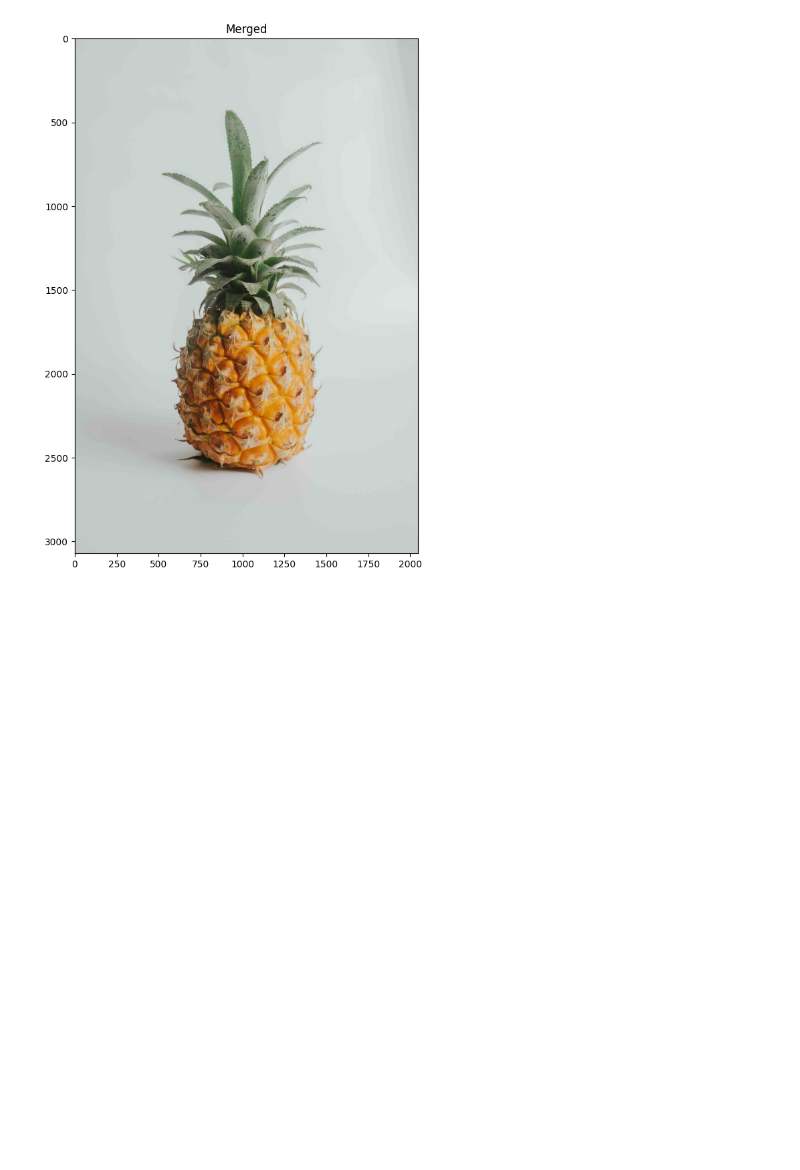
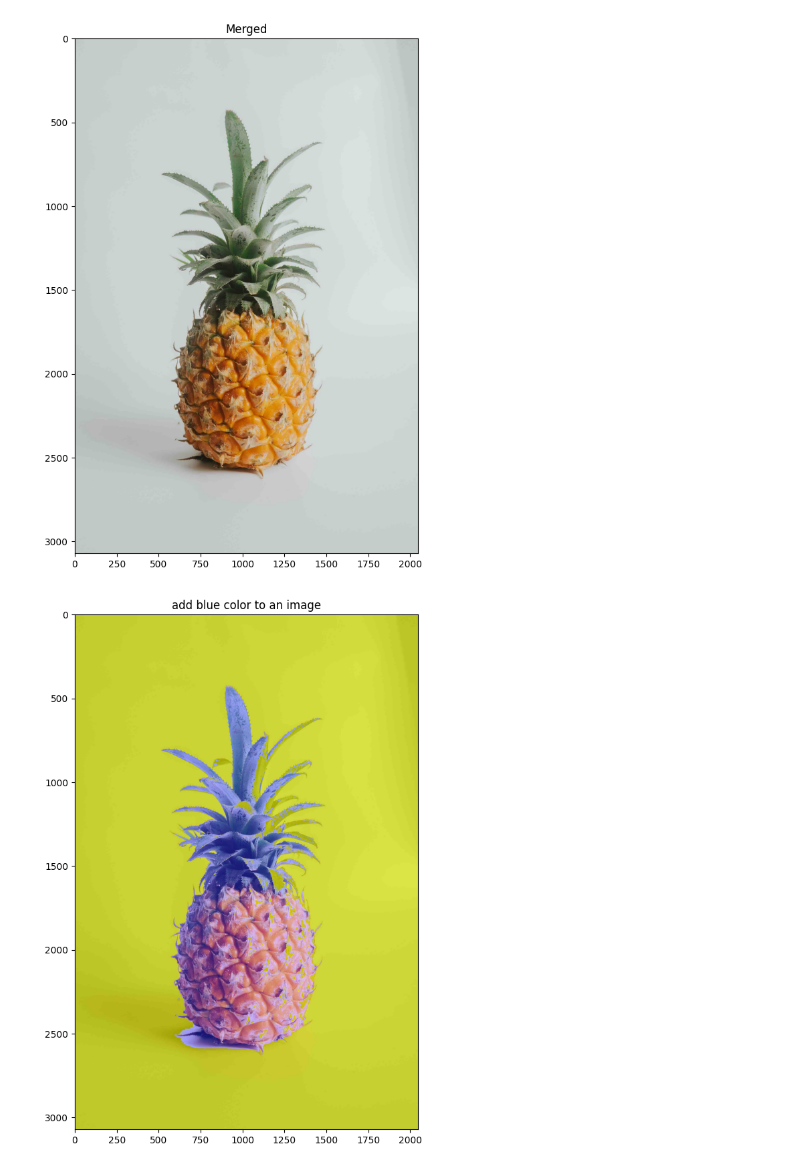
Before and after one commit to NchourupouoM/Computer_vision, a Jupyter notebook: day_1_opencv.ipynb, the cells around one changed output. Saved outputs shown, nothing was run; the diff lists cells and outputs as text; code cells hidden in the pictures; blank space fills up the shorter version.

Commit message:
adding blue color to an image

```diff
--- a/day_1_opencv.ipynb
+++ b/day_1_opencv.ipynb
@@ -93,0 +92,4 @@ image
+# %%
+imshow("add blue color to an image", image=cv2.merge([B+100,G,R]))
+# %% [output]
+[figure, added]
```
Also changed, not shown: parts of 1 cell of this notebook.
